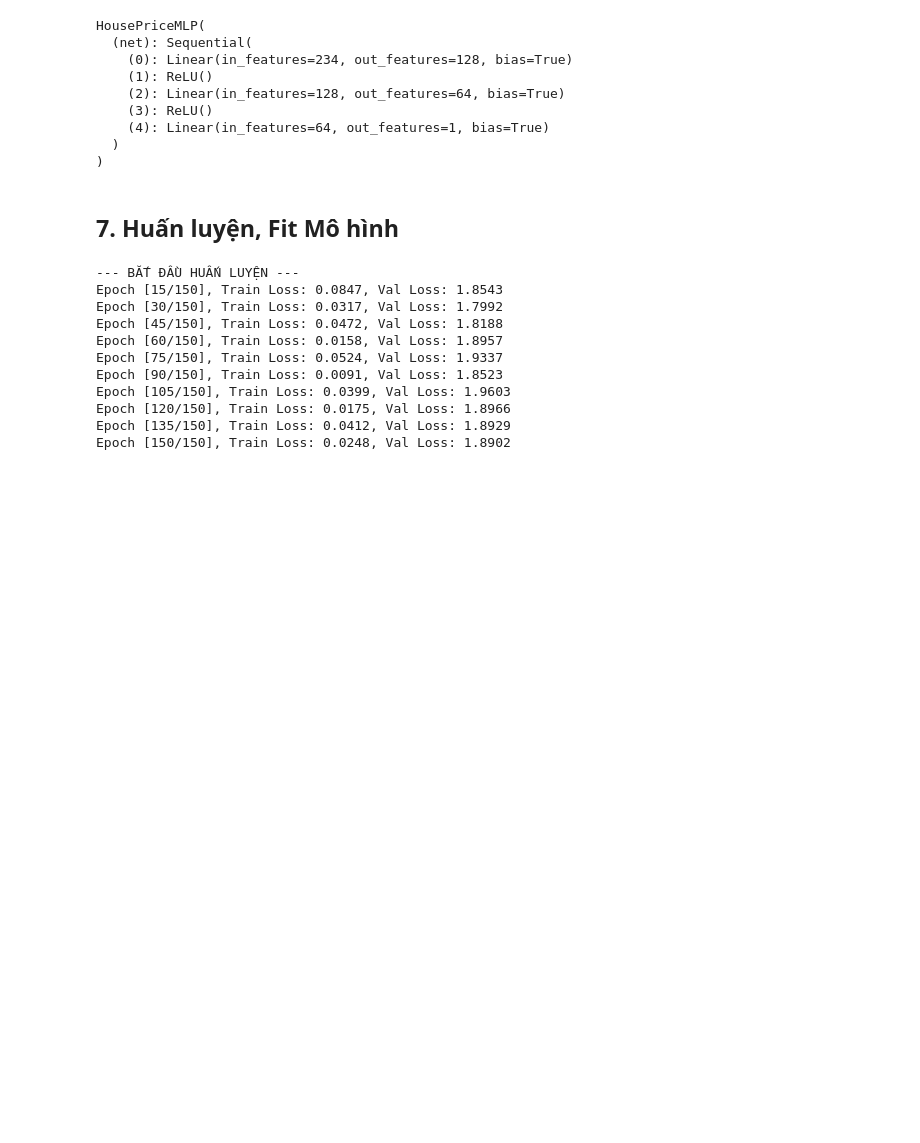
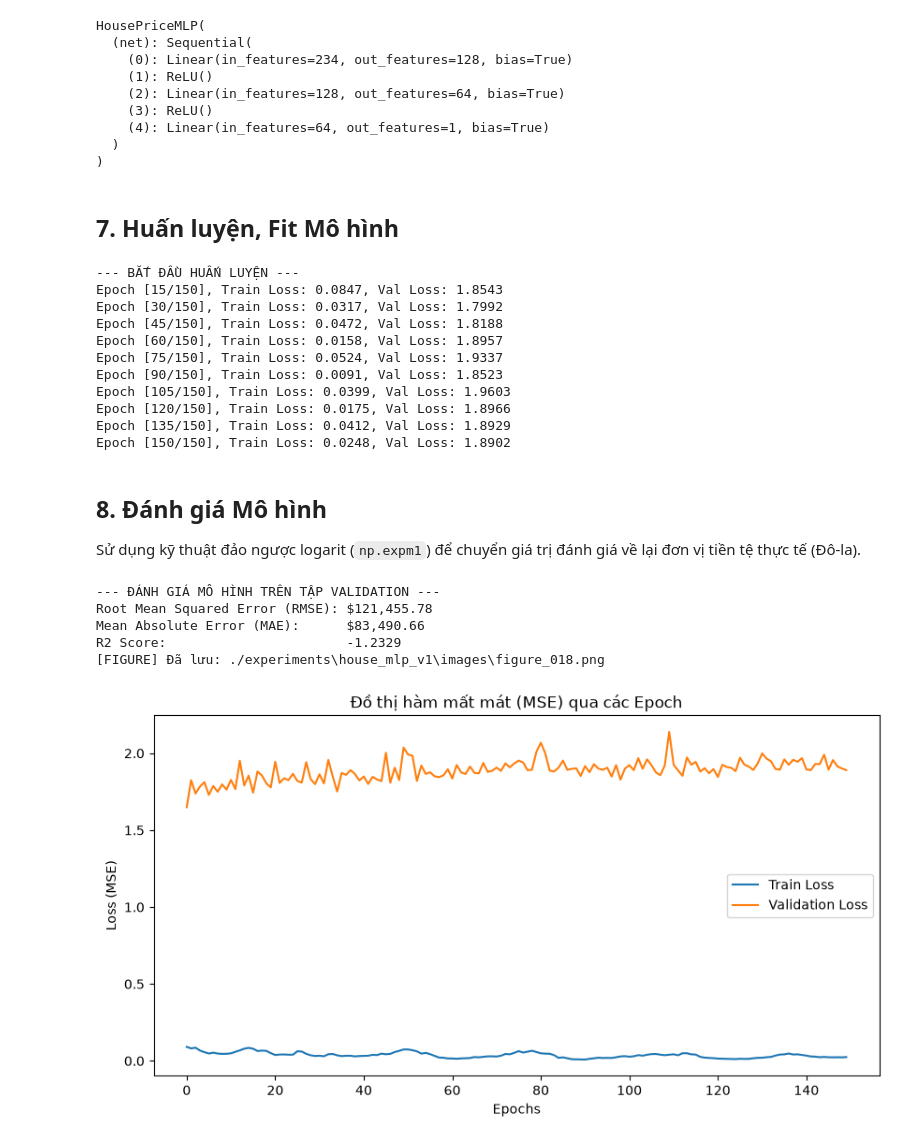
Before and after one commit to SGHPK0905/DeepLearning_3SV_DDU1231, a Jupyter notebook: BaitapNhom/Lab02/experiments/house_mlp_v1/Son_notebook/houve_v2.ipynb, the cells around one changed output. Drawn from its saved outputs; the diff is of its cells as text; code cells hidden in the pictures; blank space fills up the shorter version.

Commit message:
Tuan02/Lab02/Thêm tính toán RMSE, MAE, R2 trên tiền thực tế và vẽ đồ thị Loss (Thử lần 1)

```diff
--- a/BaitapNhom/Lab02/experiments/house_mlp_v1/Son_notebook/houve_v2.ipynb
+++ b/BaitapNhom/Lab02/experiments/house_mlp_v1/Son_notebook/houve_v2.ipynb
@@ -736,3 +736,41 @@ Epoch [105/150], Train Loss: 0.0399, Val Loss: 1.9603
 Epoch [120/150], Train Loss: 0.0175, Val Loss: 1.8966
 Epoch [135/150], Train Loss: 0.0412, Val Loss: 1.8929
 Epoch [150/150], Train Loss: 0.0248, Val Loss: 1.8902
+# %% [markdown]
+## 8. Đánh giá Mô hình
+Sử dụng kỹ thuật đảo ngược logarit (`np.expm1`) để chuyển giá trị đánh giá về lại đơn vị tiền tệ thực tế (Đô-la).
+# %%
+# ================= PHẦN 8: ĐÁNH GIÁ MÔ HÌNH =================
+model.eval()
+with torch.no_grad():
+    # Sử dụng expm1 để đưa giá trị logarit về lại giá tiền thật (Đô la)
+    y_val_pred = np.expm1(model(X_val_t).numpy())
+    y_val_true = np.expm1(y_val_t.numpy())
+
+# Tính toán các độ đo trên giá tiền thực tế
+mse = mean_squared_error(y_val_true, y_val_pred)
+rmse = np.sqrt(mse)
+mae = mean_absolute_error(y_val_true, y_val_pred)
+r2 = r2_score(y_val_true, y_val_pred)
+
+print("--- ĐÁNH GIÁ MÔ HÌNH TRÊN TẬP VALIDATION ---")
+print(f"Root Mean Squared Error (RMSE): ${rmse:,.2f}")
+print(f"Mean Absolute Error (MAE):      ${mae:,.2f}")
+print(f"R2 Score:                       {r2:.4f}")
+
+# Vẽ đồ thị Loss
+plt.figure(figsize=(10, 5))
+plt.plot(train_losses, label='Train Loss')
+plt.plot(val_losses, label='Validation Loss')
+plt.title('Đồ thị hàm mất mát (MSE) qua các Epoch')
+plt.xlabel('Epochs')
+plt.ylabel('Loss (MSE)')
+plt.legend()
+plt.show()
+# %% [output]
+--- ĐÁNH GIÁ MÔ HÌNH TRÊN TẬP VALIDATION ---
+Root Mean Squared Error (RMSE): $121,455.78
+Mean Absolute Error (MAE):      $83,490.66
+R2 Score:                       -1.2329
+[FIGURE] Đã lưu: ./experiments\house_mlp_v1\images\figure_018.png
+[figure, added]
```
Also changed, not shown: 1 other file.
